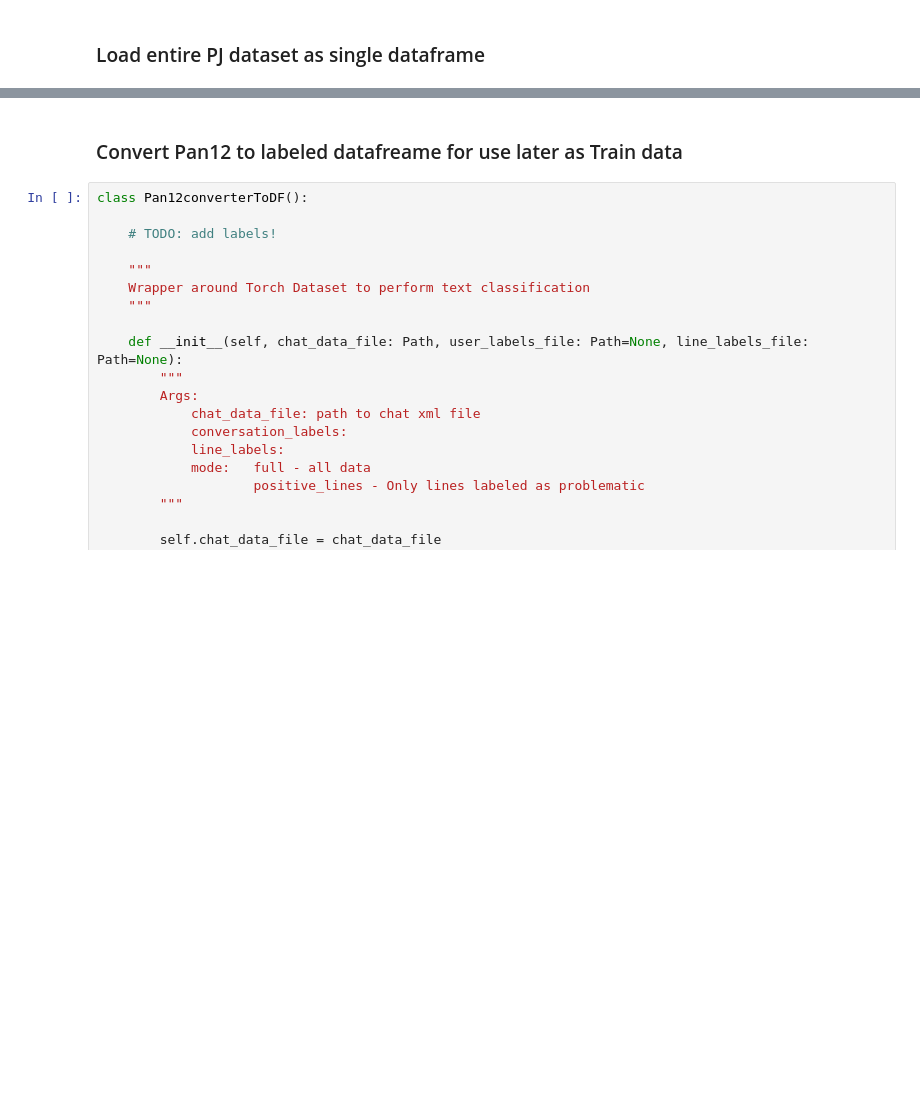
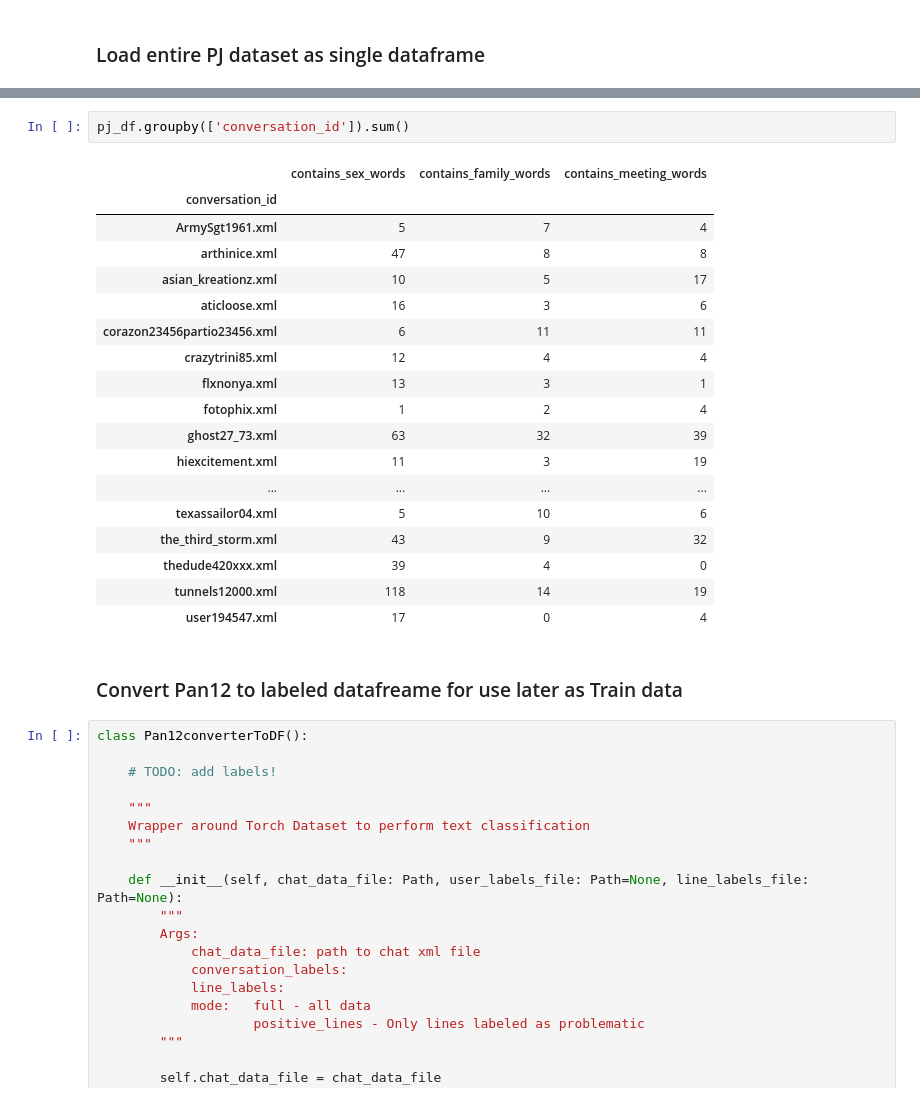
Before and after one commit to mryanivtal/cybersecurity_hw2, a Jupyter notebook: cyber_hw2.ipynb, the cells around one changed output, grey strips where cells are left out. Cells and saved outputs as stored; diff of their text form; blank space fills up the shorter version.

```diff
--- a/cyber_hw2.ipynb
+++ b/cyber_hw2.ipynb
@@ -468,6 +507,27 @@ pj_df.head()
 | 2 | armysgt1961 | (7:02:35 pm) | how old ru | <NA> |  | ArmySgt1961.xml | how old are you | False | ... |
 | 3 | peekaboo1293 | (7:02:42 pm) | 13 how old ru | (age stated and he didn't bat an ... | <NA> | ArmySgt1961.xml | 13 how old are you | False | ... |
 | 4 | armysgt1961 | (7:02:44 pm) | u single | <NA> |  | ArmySgt1961.xml | you single | False | ... |
+# %%
+pj_df.groupby(['conversation_id']).sum()
+# %% [output]
+|  | contains_sex_words | contains_family_words | contains_meeting_words |
+| conversation_id |  |  |  |
+| ArmySgt1961.xml | 5 | 7 | 4 |
+| arthinice.xml | 47 | 8 | 8 |
+| asian_kreationz.xml | 10 | 5 | 17 |
+| aticloose.xml | 16 | 3 | 6 |
+| corazon23456partio23456.xml | 6 | 11 | 11 |
+| crazytrini85.xml | 12 | 4 | 4 |
+| flxnonya.xml | 13 | 3 | 1 |
+| fotophix.xml | 1 | 2 | 4 |
+| ghost27_73.xml | 63 | 32 | 39 |
+| hiexcitement.xml | 11 | 3 | 19 |
+| ... | ... | ... | ... |
+| texassailor04.xml | 5 | 10 | 6 |
+| the_third_storm.xml | 43 | 9 | 32 |
+| thedude420xxx.xml | 39 | 4 | 0 |
+| tunnels12000.xml | 118 | 14 | 19 |
+| user194547.xml | 17 | 0 | 4 |
 # %% [markdown]
 ### Convert Pan12 to labeled datafreame for use later as Train data
 # %%
```
Also changed, not shown: parts of 9 cells of this notebook, 7 other files.
